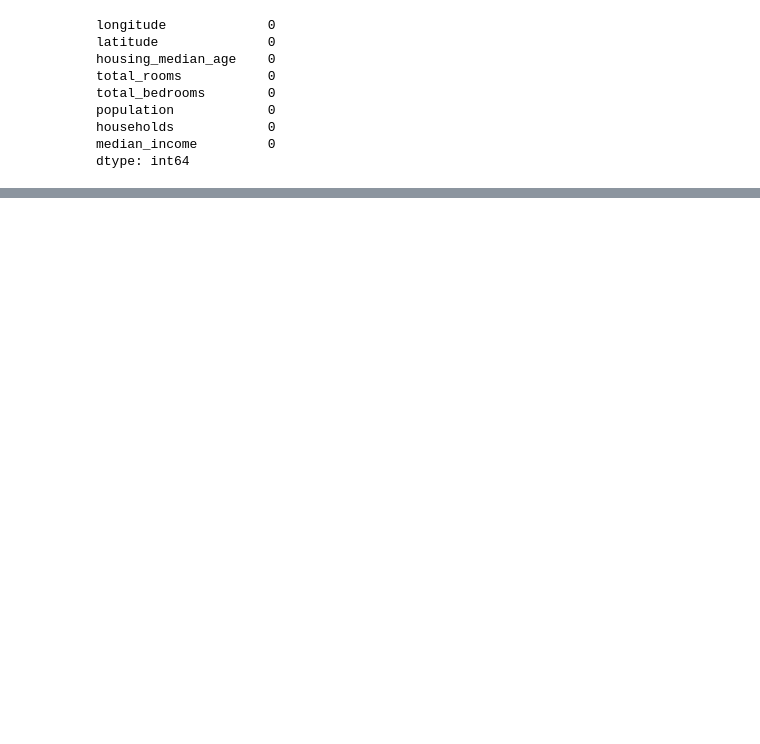
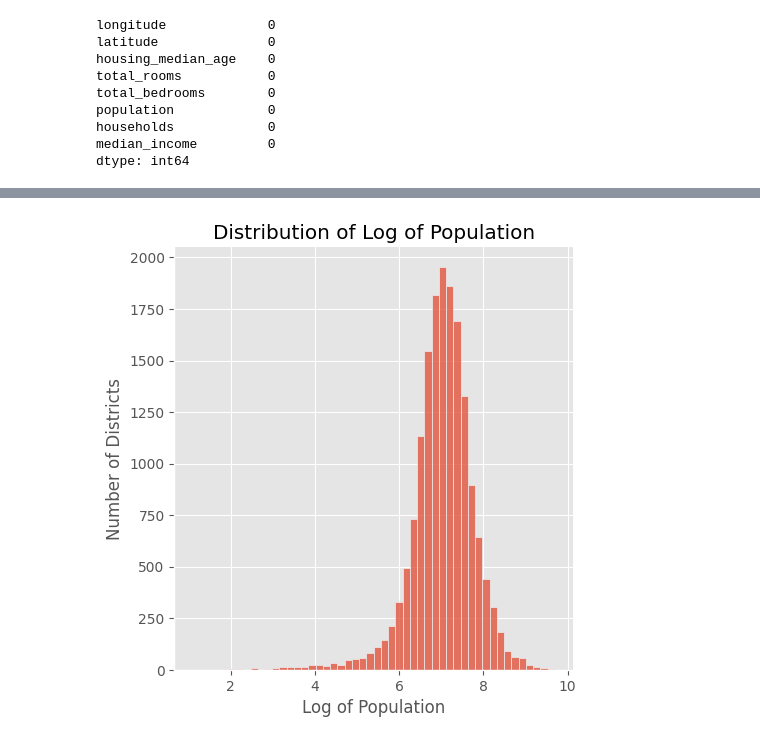
Before and after one commit to vanshuwjoshi/End-To-End-ML, a Jupyter notebook: End_To_End_ML_Problem.ipynb, the cells around one changed output, grey strips where cells are left out. Cells and saved outputs as stored; diff of their text form; code cells hidden in the pictures; blank space fills up the shorter version.

```diff
--- a/End_To_End_ML_Problem.ipynb
+++ b/End_To_End_ML_Problem.ipynb
@@ -416,0 +534,8 @@ dtype: int64
+# %%
+sns.displot(data=housing_X, x=housing_X["population"].apply(np.log), bins=50)
+plt.xlabel('Log of Population')
+plt.ylabel("Number of Districts")
+plt.title("Distribution of Log of Population")
+plt.show()
+# %% [output]
+[figure, added]
```
Also changed, not shown: parts of 21 cells of this notebook.
